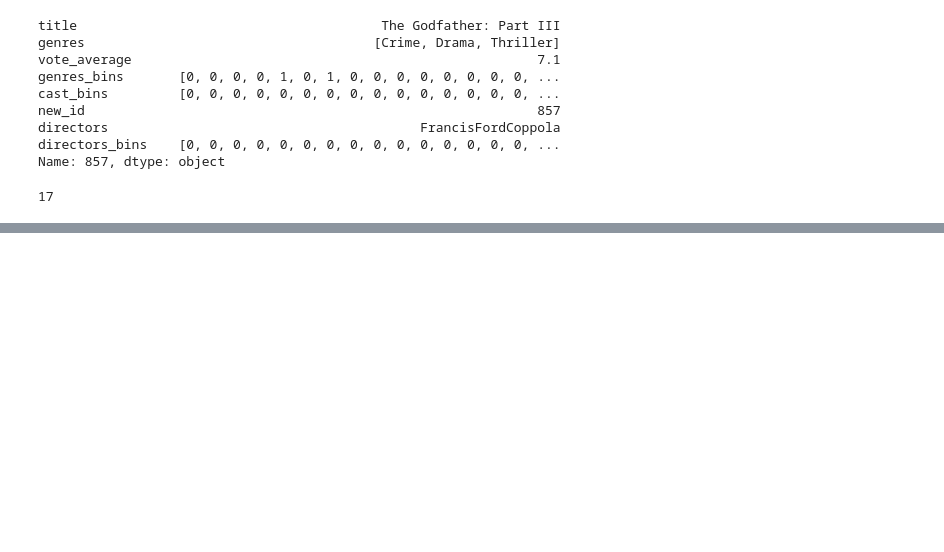
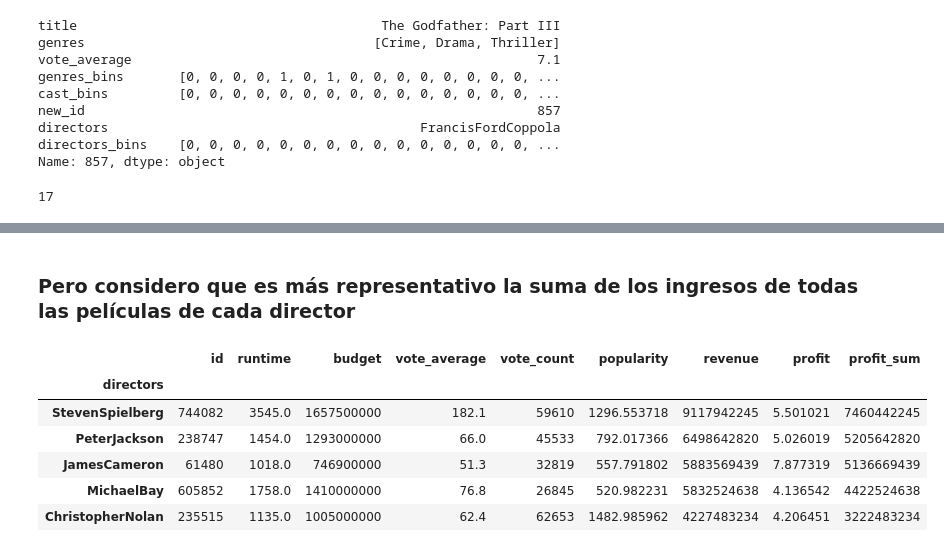
Before and after one commit to carlosmd14/datamad0119, a Jupyter notebook: final-project/project/main.ipynb, the cells around one changed output, grey strips where cells are left out. Saved outputs shown, nothing was run; the diff lists cells and outputs as text; code cells hidden in the pictures; blank space fills up the shorter version.

```diff
--- a/final-project/project/main.ipynb
+++ b/final-project/project/main.ipynb
@@ -1142,0 +1182,13 @@ len(df12[df12['title'].str.contains('Dragon')])
+# %% [markdown]
+### Pero considero que es más representativo la suma de los ingresos de todas las películas de cada director
+# %%
+df6_gbdr['profit_sum'] = df6_gbdr['revenue'] - df6_gbdr['budget']
+df6_gbdr.head()
+# %% [output]
+|  | id | runtime | budget | vote_average | vote_count | popularity | revenue | profit | profit_sum |
+| directors |  |  |  |  |  |  |  |  |  |
+| StevenSpielberg | 744082 | 3545.0 | 1657500000 | 182.1 | 59610 | 1296.553718 | 9117942245 | 5.501021 | 7460442245 |
+| PeterJackson | 238747 | 1454.0 | 1293000000 | 66.0 | 45533 | 792.017366 | 6498642820 | 5.026019 | 5205642820 |
+| JamesCameron | 61480 | 1018.0 | 746900000 | 51.3 | 32819 | 557.791802 | 5883569439 | 7.877319 | 5136669439 |
+| MichaelBay | 605852 | 1758.0 | 1410000000 | 76.8 | 26845 | 520.982231 | 5832524638 | 4.136542 | 4422524638 |
+| ChristopherNolan | 235515 | 1135.0 | 1005000000 | 62.4 | 62653 | 1482.985962 | 4227483234 | 4.206451 | 3222483234 |
```
Also changed, not shown: parts of 16 cells of this notebook, 4 other files.
